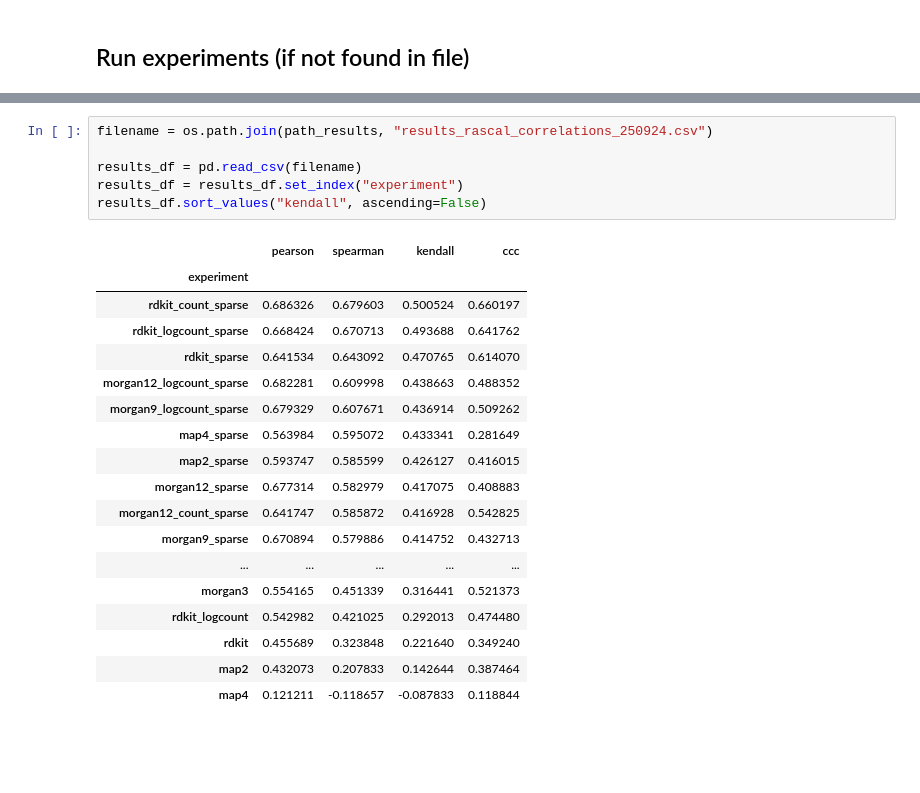
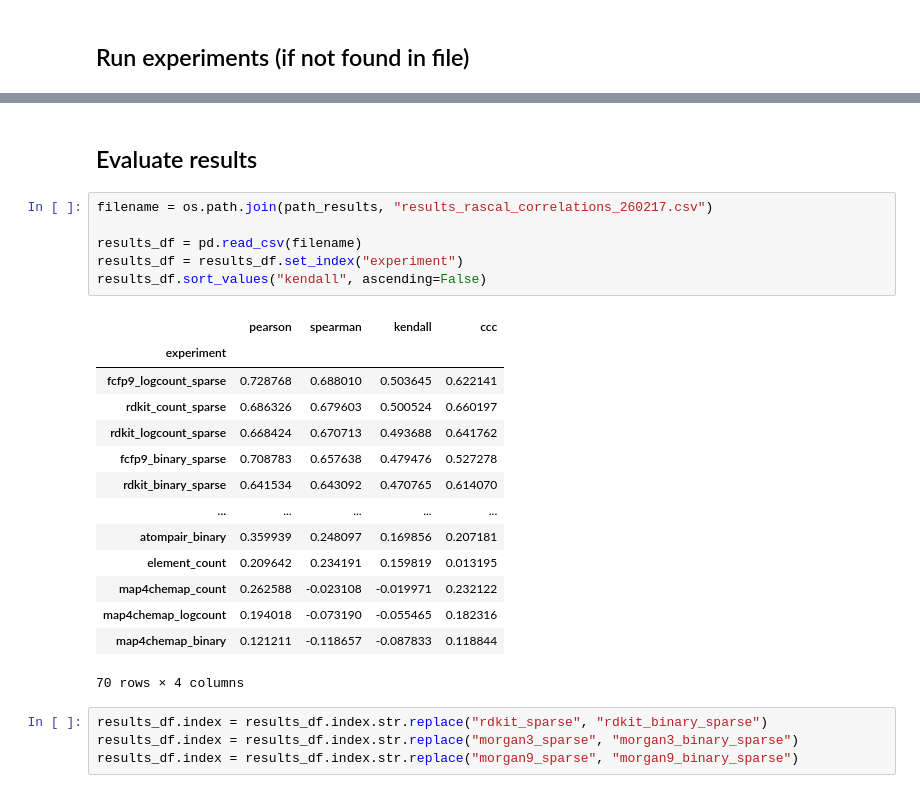
Before and after one commit to florian-huber/molecular_fingerprint_comparisons, a Jupyter notebook: notebooks/fingerprint_analysis_MCES_correlation_experiment.ipynb, the cells around one changed output, grey strips where cells are left out. Saved outputs shown, nothing was run; the diff lists cells and outputs as text; blank space fills up the shorter version.

```diff
--- a/notebooks/fingerprint_analysis_MCES_correlation_experiment.ipynb
+++ b/notebooks/fingerprint_analysis_MCES_correlation_experiment.ipynb
@@ -591,28 +645,30 @@ Wrote summary to /home/daisy/Florian/molecular_fingerprint_comparisons/experimen
+# %% [markdown]
+## Evaluate results
 # %%
-filename = os.path.join(path_results, "results_rascal_correlations_250924.csv")
+filename = os.path.join(path_results, "results_rascal_correlations_260217.csv")
 
 results_df = pd.read_csv(filename)
 results_df = results_df.set_index("experiment")
 results_df.sort_values("kendall", ascending=False)
 # %% [output]
 |  | pearson | spearman | kendall | ccc |
 | experiment |  |  |  |  |
+| fcfp9_logcount_sparse | 0.728768 | 0.688010 | 0.503645 | 0.622141 |
 | rdkit_count_sparse | 0.686326 | 0.679603 | 0.500524 | 0.660197 |
 | rdkit_logcount_sparse | 0.668424 | 0.670713 | 0.493688 | 0.641762 |
-| rdkit_sparse | 0.641534 | 0.643092 | 0.470765 | 0.614070 |
-| morgan12_logcount_sparse | 0.682281 | 0.609998 | 0.438663 | 0.488352 |
-| morgan9_logcount_sparse | 0.679329 | 0.607671 | 0.436914 | 0.509262 |
-| map4_sparse | 0.563984 | 0.595072 | 0.433341 | 0.281649 |
-| map2_sparse | 0.593747 | 0.585599 | 0.426127 | 0.416015 |
-| morgan12_sparse | 0.677314 | 0.582979 | 0.417075 | 0.408883 |
-| morgan12_count_sparse | 0.641747 | 0.585872 | 0.416928 | 0.542825 |
-| morgan9_sparse | 0.670894 | 0.579886 | 0.414752 | 0.432713 |
+| fcfp9_binary_sparse | 0.708783 | 0.657638 | 0.479476 | 0.527278 |
+| rdkit_binary_sparse | 0.641534 | 0.643092 | 0.470765 | 0.614070 |
 | ... | ... | ... | ... | ... |
-| morgan3 | 0.554165 | 0.451339 | 0.316441 | 0.521373 |
-| rdkit_logcount | 0.542982 | 0.421025 | 0.292013 | 0.474480 |
-| rdkit | 0.455689 | 0.323848 | 0.221640 | 0.349240 |
-| map2 | 0.432073 | 0.207833 | 0.142644 | 0.387464 |
-| map4 | 0.121211 | -0.118657 | -0.087833 | 0.118844 |
+| atompair_binary | 0.359939 | 0.248097 | 0.169856 | 0.207181 |
+| element_count | 0.209642 | 0.234191 | 0.159819 | 0.013195 |
+| map4chemap_count | 0.262588 | -0.023108 | -0.019971 | 0.232122 |
+| map4chemap_logcount | 0.194018 | -0.073190 | -0.055465 | 0.182316 |
+| map4chemap_binary | 0.121211 | -0.118657 | -0.087833 | 0.118844 |
+70 rows × 4 columns
+# %%
+results_df.index = results_df.index.str.replace("rdkit_sparse", "rdkit_binary_sparse")
+results_df.index = results_df.index.str.replace("morgan3_sparse", "morgan3_binary_sparse")
+results_df.index = results_df.index.str.replace("morgan9_sparse", "morgan9_binary_sparse")
 # %%
 import matplotlib.pyplot as plt
 from matplotlib.lines import Line2D
```
Also changed, not shown: parts of 23 cells of this notebook.
